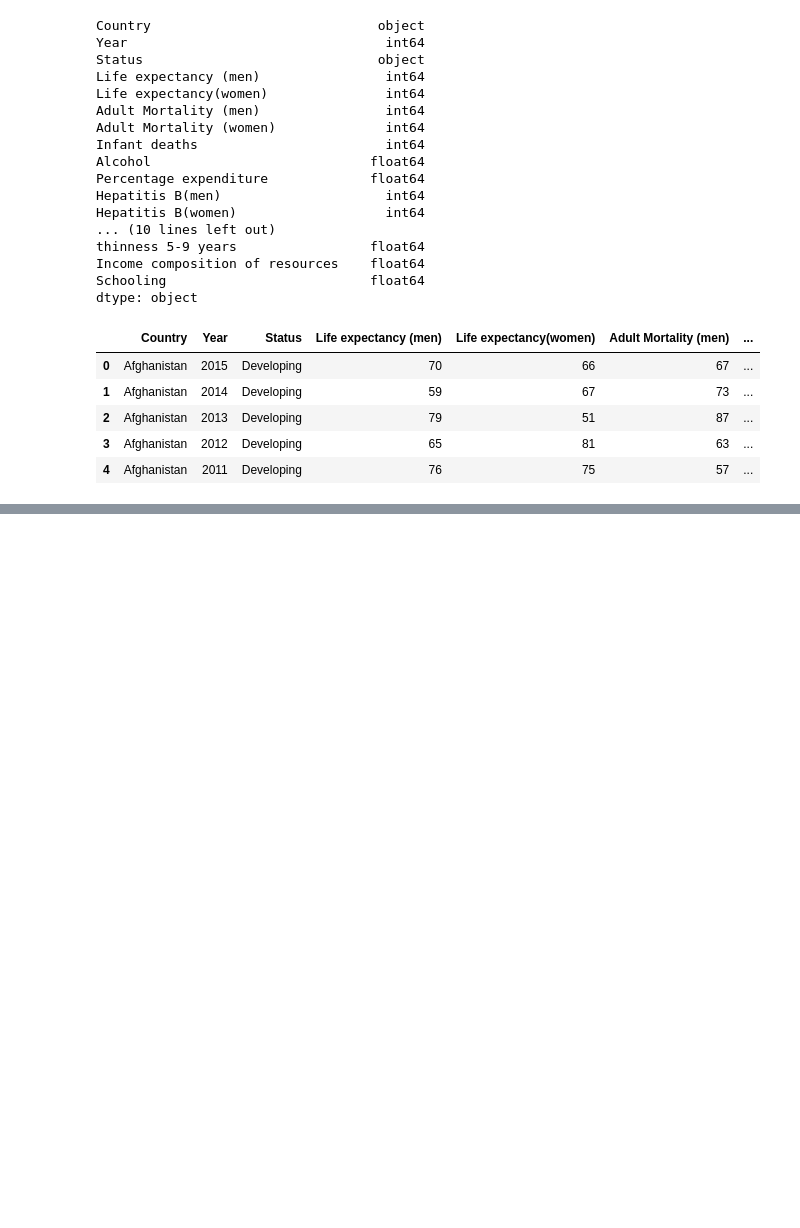
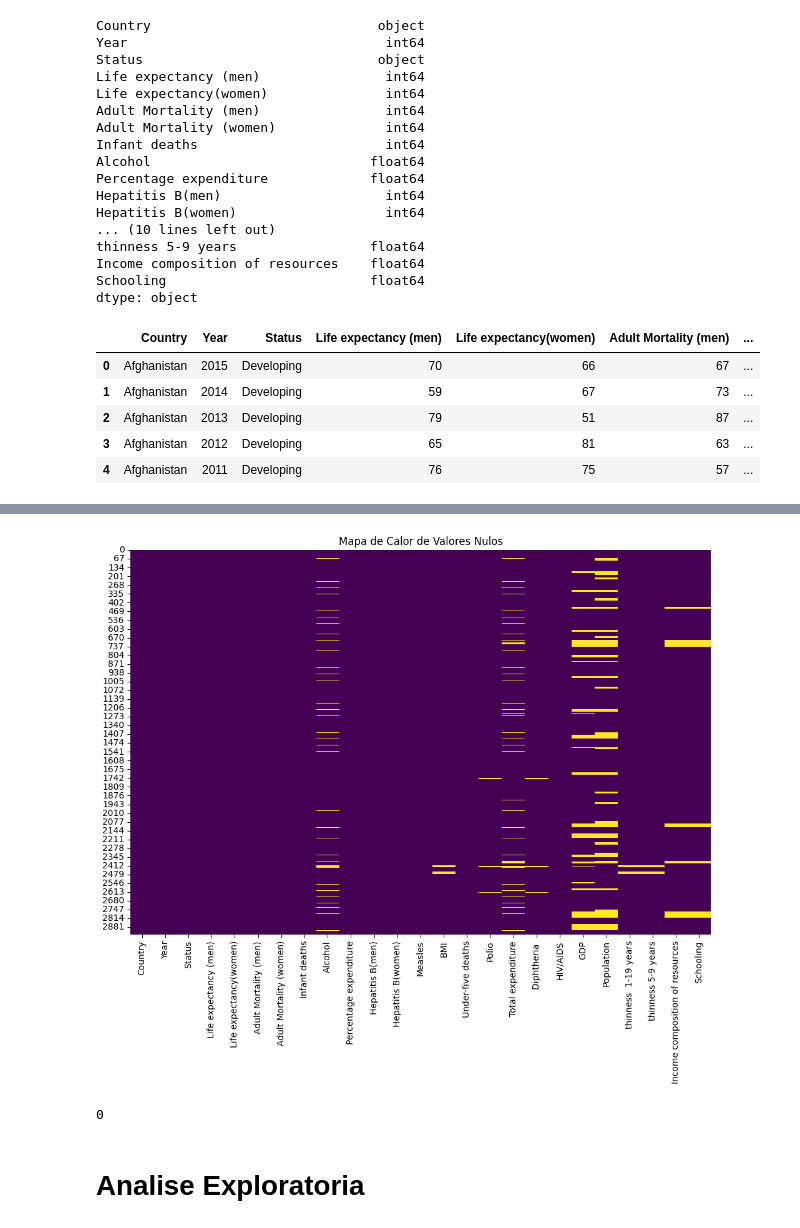
Before and after one commit to janclintonShadows/desafios_de_Projects, a Jupyter notebook: proj_1_dados_demograficos/analise.ipynb, the cells around one changed output, grey strips where cells are left out. Drawn from its saved outputs; the diff is of its cells as text; code cells hidden in the pictures; blank space fills up the shorter version.

```diff
--- a/proj_1_dados_demograficos/analise.ipynb
+++ b/proj_1_dados_demograficos/analise.ipynb
@@ -75,0 +100,14 @@ df.head()
+# %%
+# vamos exibir um grafico exibindo os valores nulos
+plt.figure(figsize=(12, 8))
+sns.heatmap(df.isnull(), cbar=False, cmap='viridis')
+plt.title('Mapa de Calor de Valores Nulos')
+plt.show()
+# %% [output]
+[figure, added]
+# %%
+df.duplicated().sum()
+# %% [output]
+0
+# %% [markdown]
+# Analise Exploratoria
```
Also changed, not shown: parts of 22 cells of this notebook.
